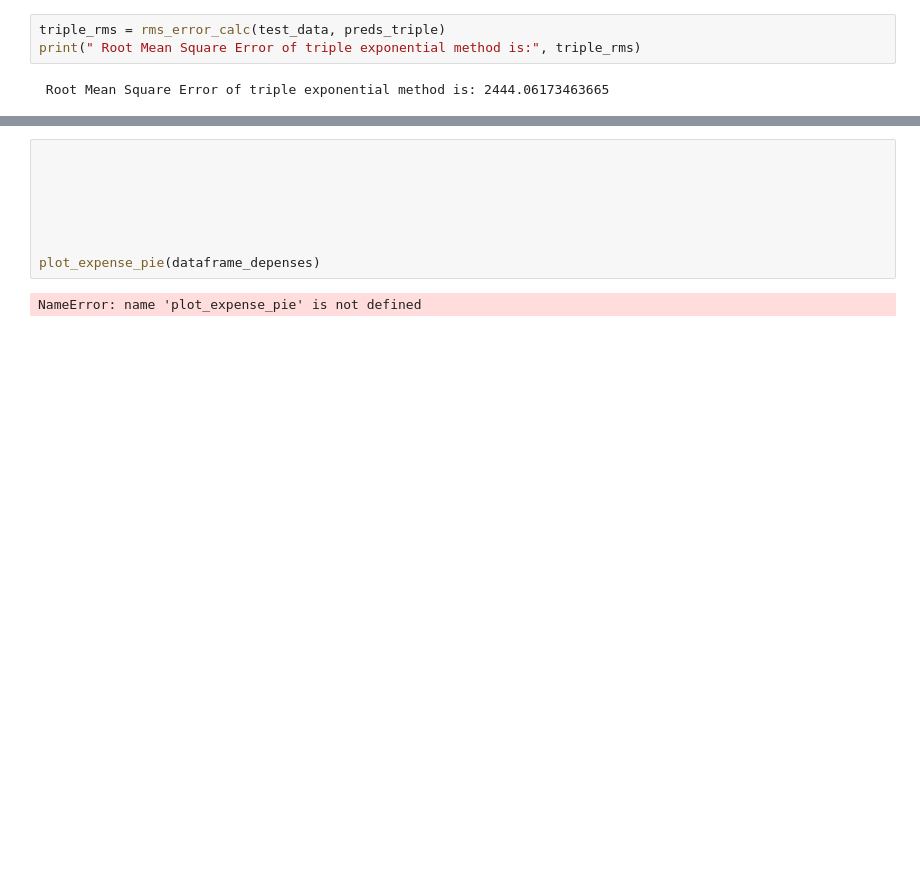
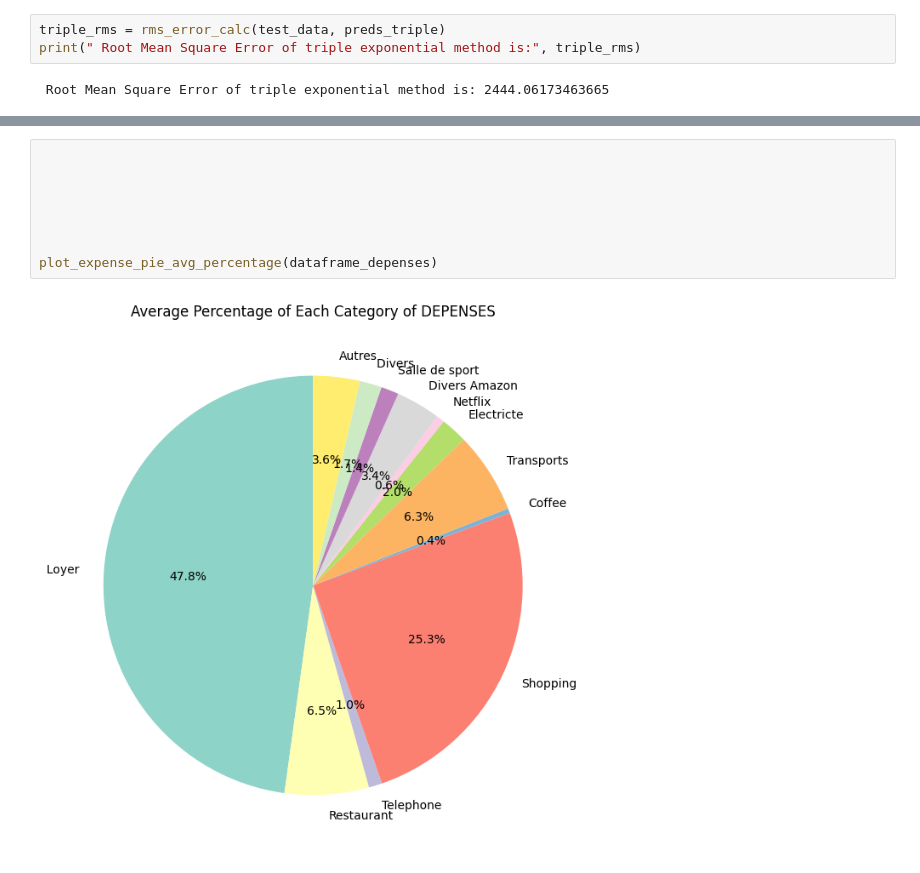
Before and after one commit to RahabAbderahman/WebForcast, a Jupyter notebook: exponentianl smoothing analysis.ipynb, the cells around one changed output, grey strips where cells are left out. Drawn from its saved outputs; the diff is of its cells as text; blank space fills up the shorter version.

```diff
--- a/exponentianl smoothing analysis.ipynb
+++ b/exponentianl smoothing analysis.ipynb
@@ -249,10 +250,10 @@ Autres                    0
 # %%
 
 
 
 
 
 
-plot_expense_pie(dataframe_depenses)
+plot_expense_pie_avg_percentage(dataframe_depenses)
 # %% [output]
-NameError: name 'plot_expense_pie' is not defined
+[figure, added]
```
Also changed, not shown: parts of 13 cells of this notebook, 1 other file.
